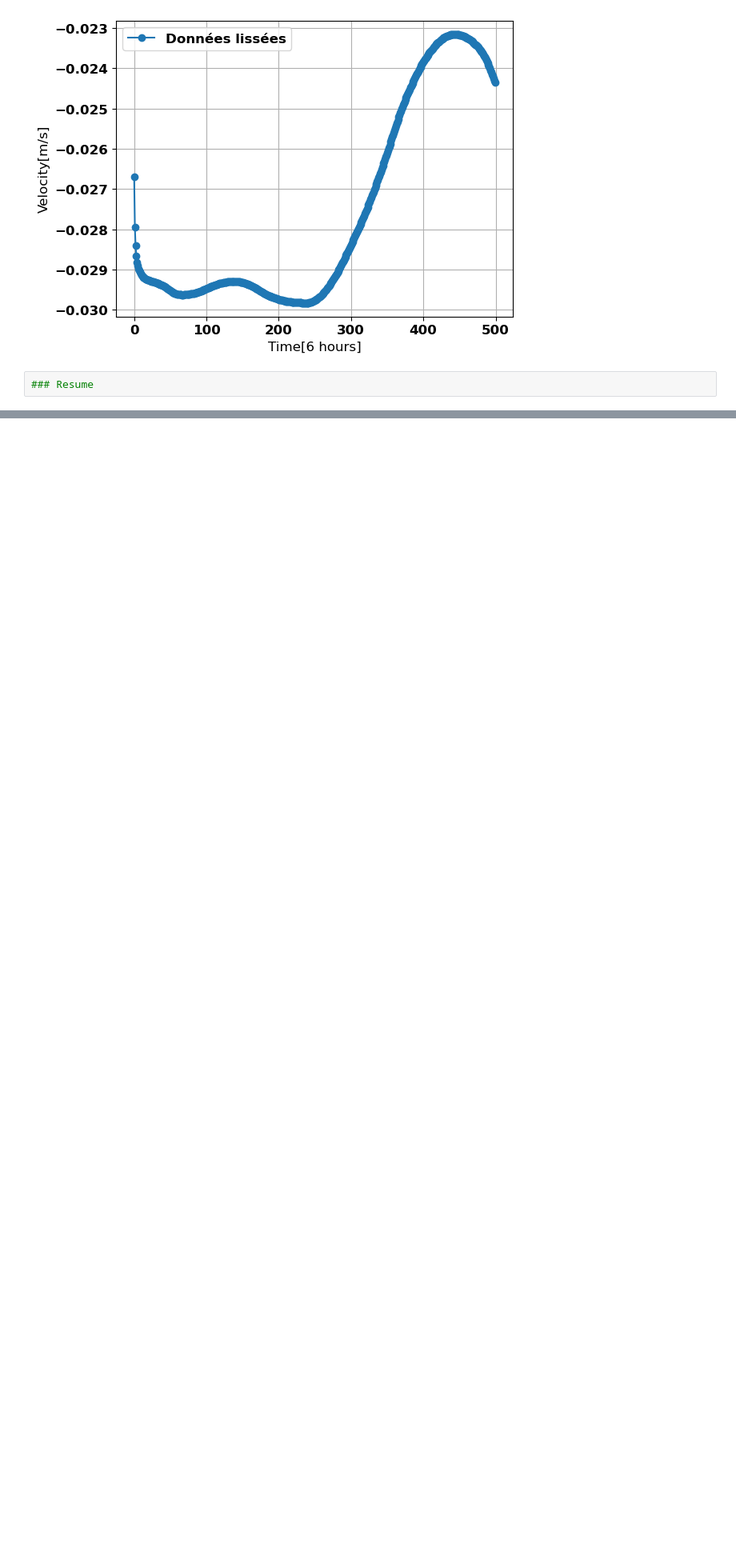
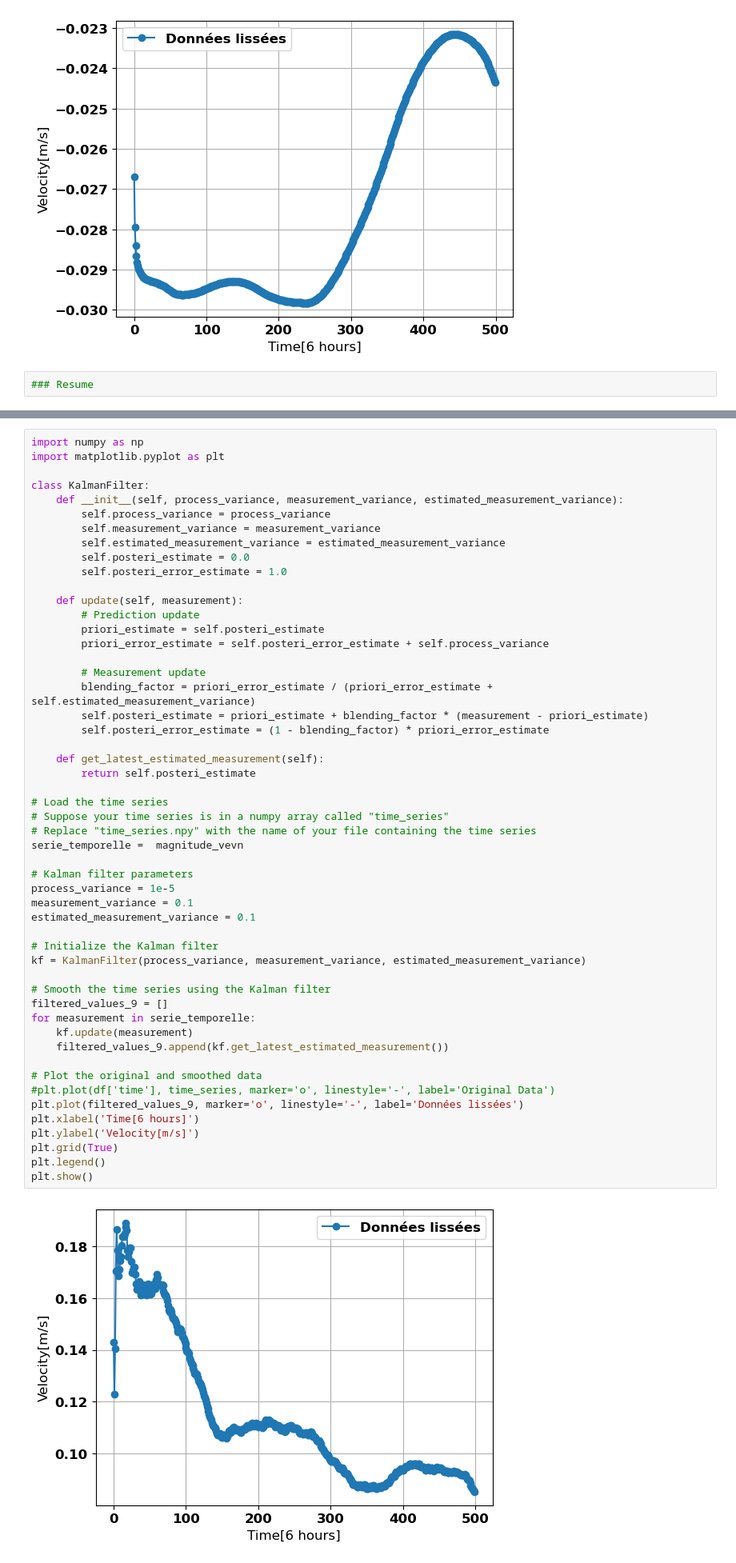
Before and after one commit to Julio-Leonel-Donfack/Courants-Derivants-Cmems, a Jupyter notebook: CMEMS_notebooks/7-courant-combine-drifter-plus-cmems-1.ipynb, the cells around one changed output, grey strips where cells are left out. Shown: that part at 80% size. Drawn from its saved outputs; the diff is of its cells as text; blank space fills up the shorter version.

```diff
--- a/CMEMS_notebooks/7-courant-combine-drifter-plus-cmems-1.ipynb
+++ b/CMEMS_notebooks/7-courant-combine-drifter-plus-cmems-1.ipynb
@@ -950,0 +940,54 @@ Module de v_total : 0.3849224961154668
+# %%
+import numpy as np
+import matplotlib.pyplot as plt
+
+class KalmanFilter:
+    def __init__(self, process_variance, measurement_variance, estimated_measurement_variance):
+        self.process_variance = process_variance
+        self.measurement_variance = measurement_variance
+        self.estimated_measurement_variance = estimated_measurement_variance
+        self.posteri_estimate = 0.0
+        self.posteri_error_estimate = 1.0
+
+    def update(self, measurement):
+        # Prediction update
+        priori_estimate = self.posteri_estimate
+        priori_error_estimate = self.posteri_error_estimate + self.process_variance
+
+        # Measurement update
+        blending_factor = priori_error_estimate / (priori_error_estimate + self.estimated_measurement_variance)
+        self.posteri_estimate = priori_estimate + blending_factor * (measurement - priori_estimate)
+        self.posteri_error_estimate = (1 - blending_factor) * priori_error_estimate
+
+    def get_latest_estimated_measurement(self):
+        return self.posteri_estimate
+
+# Load the time series
+# Suppose your time series is in a numpy array called "time_series"
+# Replace "time_series.npy" with the name of your file containing the time series
+serie_temporelle =  magnitude_vevn
+
+# Kalman filter parameters
+process_variance = 1e-5
+measurement_variance = 0.1
+estimated_measurement_variance = 0.1
+
+# Initialize the Kalman filter
+kf = KalmanFilter(process_variance, measurement_variance, estimated_measurement_variance)
+
+# Smooth the time series using the Kalman filter
+filtered_values_9 = []
+for measurement in serie_temporelle:
+    kf.update(measurement)
+    filtered_values_9.append(kf.get_latest_estimated_measurement())
+
+# Plot the original and smoothed data
+#plt.plot(df['time'], time_series, marker='o', linestyle='-', label='Original Data')
+plt.plot(filtered_values_9, marker='o', linestyle='-', label='Données lissées')
+plt.xlabel('Time[6 hours]')
+plt.ylabel('Velocity[m/s]')
+plt.grid(True)
+plt.legend()
+plt.show()
+# %% [output]
+[figure, added]
```
Also changed, not shown: parts of 11 cells of this notebook.
